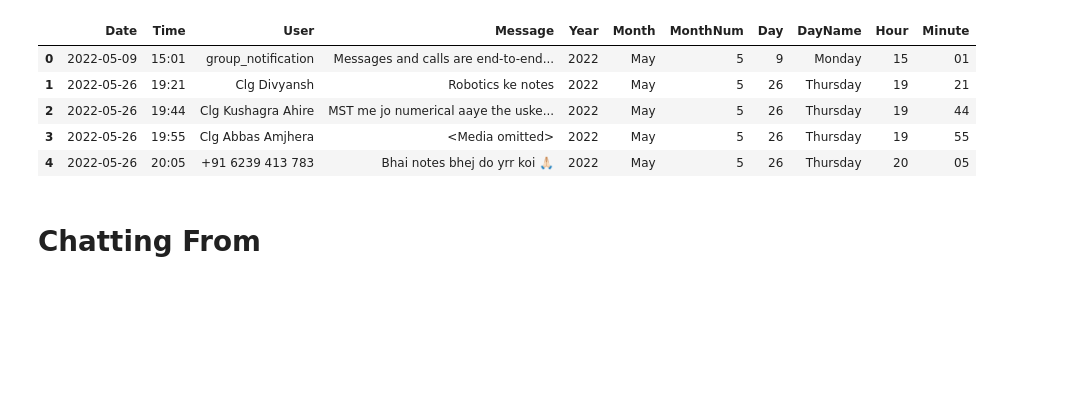
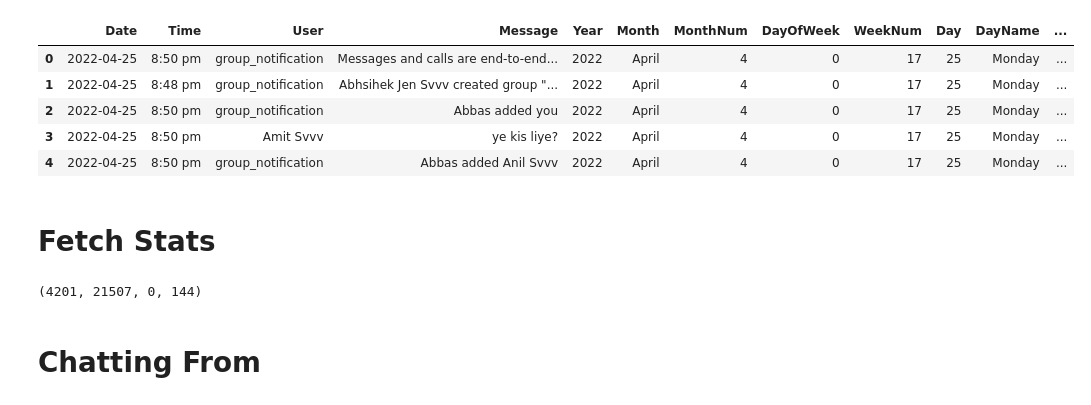
Before and after one commit to Als1510/WhatsAppChatAnalyser, a Jupyter notebook: Analysis.ipynb, the cells around one changed output. Drawn from its saved outputs; the diff is of its cells as text; code cells hidden in the pictures; blank space fills up the shorter version.

```diff
--- a/Analysis.ipynb
+++ b/Analysis.ipynb
@@ -7,6 +8,6 @@ from collections import Counter
 # %%
 def seperate_date_time(x):
-    date = pd.to_datetime(x.split(', ')[0], format="%m/%d/%y")
+    date = pd.to_datetime(x.split(', ')[0])
     time = x.split(', ')[1].split(' - ')[0]
     return date, time
 # %%
@@ -46,20 +50,27 @@ df = pd.DataFrame(createDf(f, '24 Hour'))
+# %%
+f = open('WhatsApp Chat with SAY GT.txt', 'r', encoding='utf-8')
+df = pd.DataFrame(createDf(f, '12 Hour'))
 # %%
 df['Year'] = df['Date'].dt.year
 df['Month'] = df['Date'].dt.month_name()
 df['MonthNum'] = df['Date'].dt.month
+df['DayOfWeek'] = df['Date'].dt.dayofweek
+df['WeekNum'] = df['Date'].dt.week
 df['Day'] = df['Date'].dt.day
 df['DayName'] = df['Date'].dt.day_name()
 df['Hour'] = df['Time'].apply(lambda x: x.split(':')[0])
 df['Minute'] = df['Time'].apply(lambda x: (x.split(':')[1]).split(' ')[0])
 
 #Uncomment while working with 12 hour file format
 # df['Meridian'] = df['Time'].apply(lambda x: (x.split(':')[1]).split(' ')[1])
 
 df.head()
 # %% [output]
-|  | Date | Time | User | Message | Year | Month | MonthNum | Day | DayName | Hour | Minute |
-| 0 | 2022-05-09 | 15:01 | group_notification | Messages and calls are end-to-end... | 2022 | May | 5 | 9 | Monday | 15 | 01 |
-| 1 | 2022-05-26 | 19:21 | Clg Divyansh | Robotics ke notes | 2022 | May | 5 | 26 | Thursday | 19 | 21 |
-| 2 | 2022-05-26 | 19:44 | Clg Kushagra Ahire | MST me jo numerical aaye the uske... | 2022 | May | 5 | 26 | Thursday | 19 | 44 |
-| 3 | 2022-05-26 | 19:55 | Clg Abbas Amjhera | <Media omitted> | 2022 | May | 5 | 26 | Thursday | 19 | 55 |
-| 4 | 2022-05-26 | 20:05 | +91 6239 413 783 | Bhai notes bhej do yrr koi 🙏🏻 | 2022 | May | 5 | 26 | Thursday | 20 | 05 |
+|  | Date | Time | User | Message | Year | Month | MonthNum | DayOfWeek | WeekNum | Day | DayName | ... |
+| 0 | 2022-04-25 | 8:50 pm | group_notification | Messages and calls are end-to-end... | 2022 | April | 4 | 0 | 17 | 25 | Monday | ... |
+| 1 | 2022-04-25 | 8:48 pm | group_notification | Abhsihek Jen Svvv created group "... | 2022 | April | 4 | 0 | 17 | 25 | Monday | ... |
+| 2 | 2022-04-25 | 8:50 pm | group_notification | Abbas added you | 2022 | April | 4 | 0 | 17 | 25 | Monday | ... |
+| 3 | 2022-04-25 | 8:50 pm | Amit Svvv | ye kis liye? | 2022 | April | 4 | 0 | 17 | 25 | Monday | ... |
+| 4 | 2022-04-25 | 8:50 pm | group_notification | Abbas added Anil Svvv | 2022 | April | 4 | 0 | 17 | 25 | Monday | ... |
+# %% [markdown]
+# Fetch Stats
@@ -66,3 +89,7 @@ df.head()
+# %%
+fetch_stats('Overall', df)
+# %% [output]
+(4201, 21507, 0, 144)
 # %% [markdown]
 # Chatting From
 # %%
```
Also changed, not shown: parts of 28 cells of this notebook, 7 other files.
